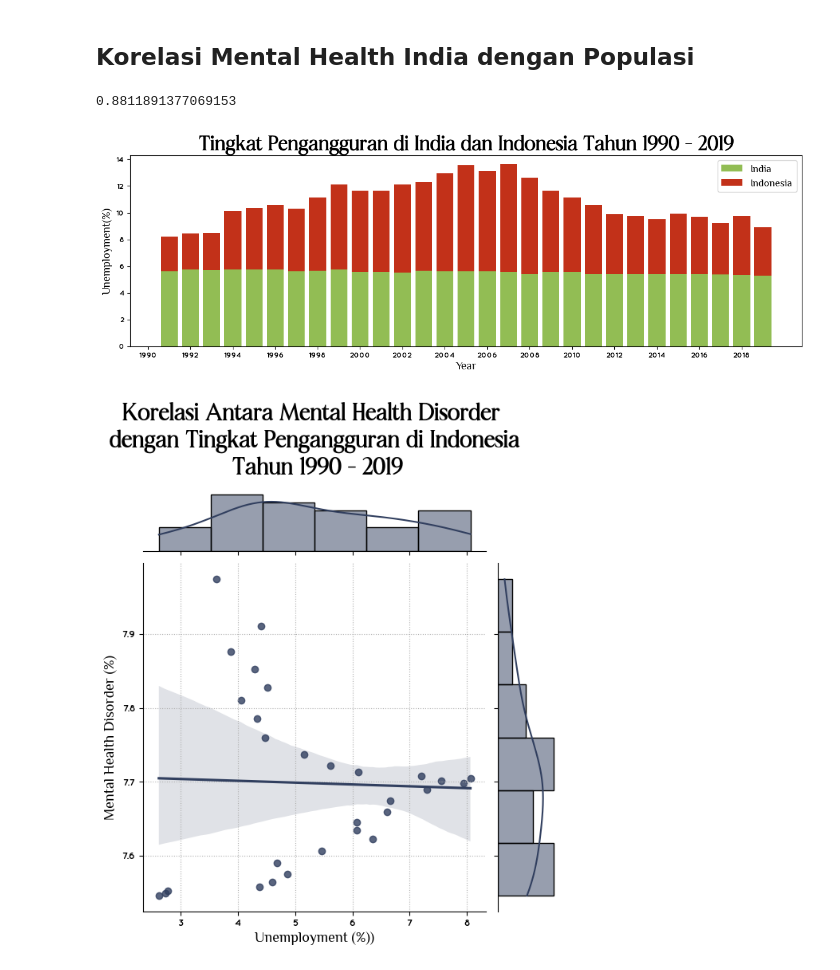
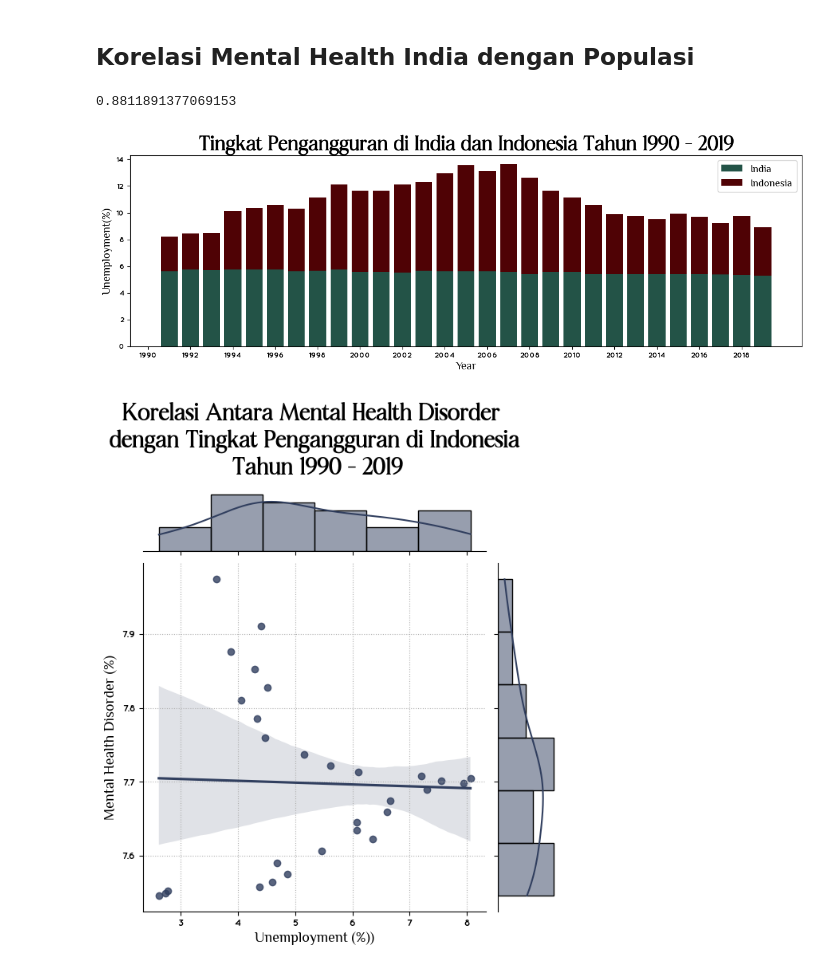
Before and after one commit to ikariyani/python-100daysChallenge, a Jupyter notebook: PROJECT/DAY 98/MENTAL HEALTH DISORDER DAY 8.ipynb, the cells around one changed output. Drawn from its saved outputs; the diff is of its cells as text; code cells hidden in the pictures.

```diff
--- a/PROJECT/DAY 98/MENTAL HEALTH DISORDER DAY 8.ipynb
+++ b/PROJECT/DAY 98/MENTAL HEALTH DISORDER DAY 8.ipynb
@@ -789,9 +789,9 @@ indo['Total'].corr(indo['Unemployment'])
 # %% [markdown]
 ## Korelasi Mental Health India dengan Populasi
-# %%
-india['Total'].corr(india['Unemployment'])
-# %% [output]
-0.8811891377069153
+# %%
+india['Total'].corr(india['Unemployment'])
+# %% [output]
+0.8811891377069153
 # %%
 import matplotlib.font_manager as fm
 # %%
@@ -811,22 +811,22 @@ font6 = fm.FontProperties(fname = path2, size = 18)
 # %%
 plt.figure(figsize = (14,4))
 
-plt.bar(india['Year'], india['Unemployment'], color = '#92bd54', label = 'India')
-plt.bar(indo['Year'], indo['Unemployment'], color = '#c23119', label = 'Indonesia', bottom = india['Unemployment'])
+plt.bar(india['Year'], india['Unemployment'], color = '#235347', label = 'India')
+plt.bar(indo['Year'], indo['Unemployment'], color = '#4f0205', label = 'Indonesia', bottom = india['Unemployment'])
 
 plt.title('Tingkat Pengangguran di India dan Indonesia Tahun 1990 - 2019', fontproperties = font1)
 plt.xlabel('Year', fontproperties = font2)
 plt.ylabel('Unemployment(%)', fontproperties = font2)
 
 
 plt.xticks(np.arange(1990, 2020, 2), fontproperties = font3)
 plt.yticks(fontproperties = font3)
 
 plt.legend(prop = font5)
 
 plt.show()
 # %% [output]
-[figure, old version]
+[figure, new version]
 # %%
 sns.jointplot(data = indo, y = indo['Total'], x = indo['Unemployment'], kind = 'reg', color = '#313f5f')
 
```
Also changed, not shown: parts of 37 cells of this notebook, 7 other files.
